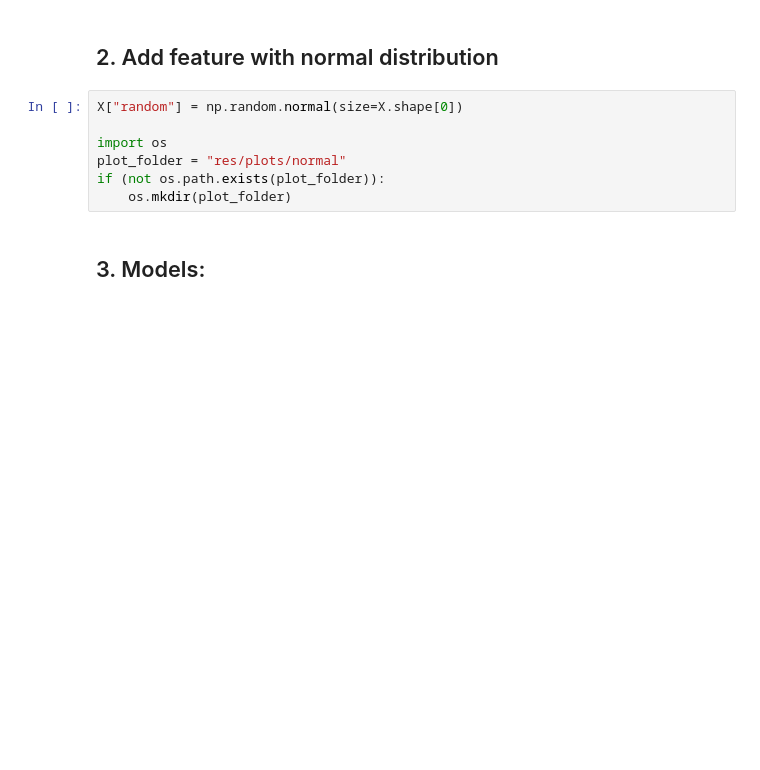
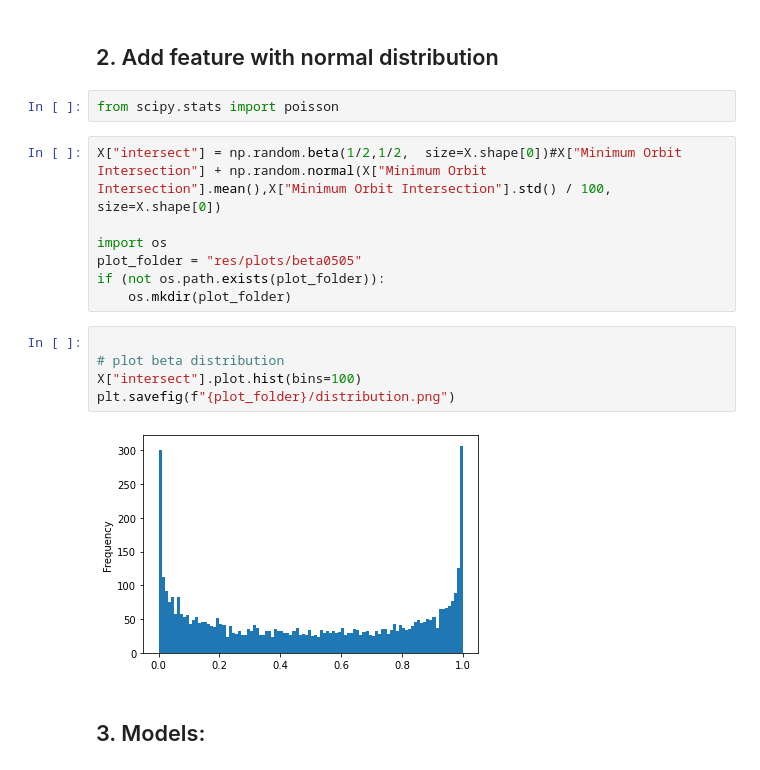
Before and after one commit to Robino-CK/HCML_Project, a Jupyter notebook: results.ipynb, the cells around one changed output. Drawn from its saved outputs; the diff is of its cells as text; blank space fills up the shorter version.

```diff
--- a/results.ipynb
+++ b/results.ipynb
@@ -86,13 +86,22 @@ X = X_corr_most  #X_corr_most (by correlation) or X_most_dt (by decision tree)
 
 
 ## 2. Add feature with normal distribution
+# %%
+from scipy.stats import poisson
 # %%
-X["random"] = np.random.normal(size=X.shape[0])
+X["intersect"] = np.random.beta(1/2,1/2,  size=X.shape[0])#X["Minimum Orbit Intersection"] + np.random.normal(X["Minimum Orbit Intersection"].mean(),X["Minimum Orbit Intersection"].std() / 100, size=X.shape[0])
 
 import os
-plot_folder = "res/plots/normal"
+plot_folder = "res/plots/beta0505"
 if (not os.path.exists(plot_folder)):
     os.mkdir(plot_folder)
+# %%
+
+# plot beta distribution
+X["intersect"].plot.hist(bins=100)
+plt.savefig(f"{plot_folder}/distribution.png")
+# %% [output]
+[figure, added]
 # %% [markdown]
 ## 3. Models:
 # %% [markdown]
```
Also changed, not shown: parts of 11 cells of this notebook, 8 other files.
